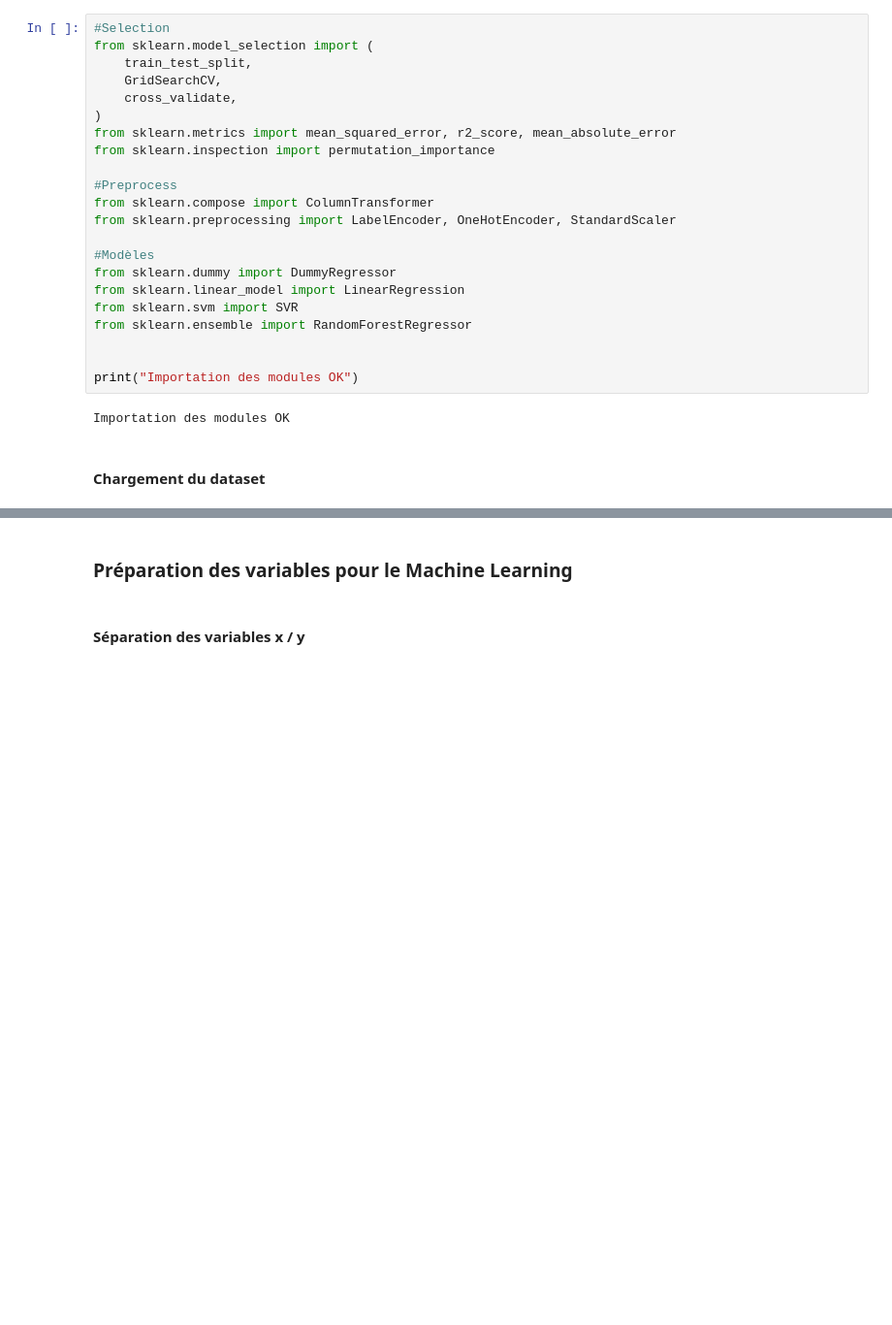
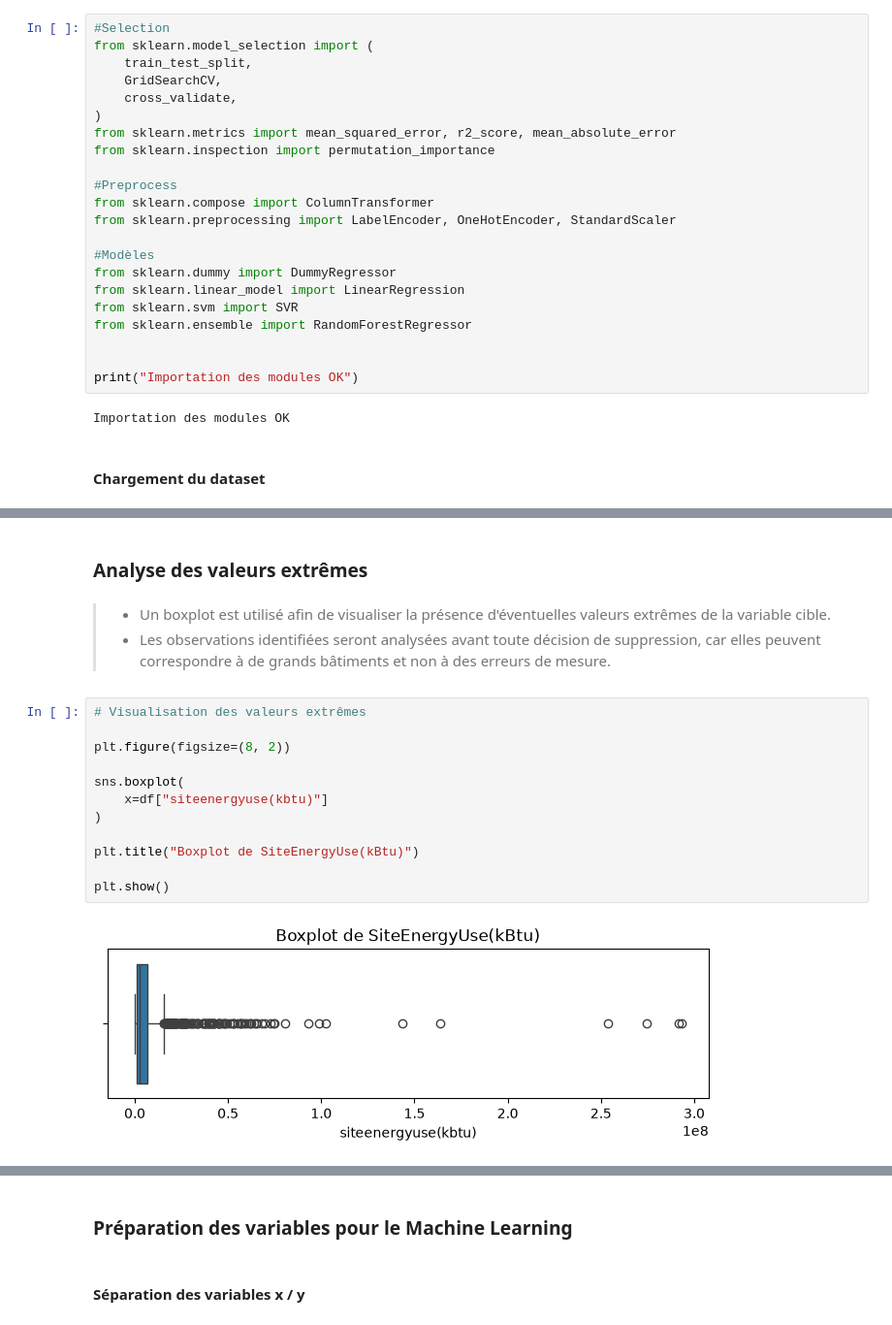
Before and after one commit to rafadmgs/Prediction_Consommation_Energetique_Batiments_Seattle, a Jupyter notebook: notebooks/P3_E3_preparation_modelisation.ipynb, the cells around one changed output, grey strips where cells are left out. Shown at 97% size. Saved outputs shown, nothing was run; the diff lists cells and outputs as text; blank space fills up the shorter version.

```diff
--- a/notebooks/P3_E3_preparation_modelisation.ipynb
+++ b/notebooks/P3_E3_preparation_modelisation.ipynb
@@ -70,0 +71,19 @@ Dimensions du dataset : 1542 lignes, 26 colonnes
+# %% [markdown]
+### **Analyse des valeurs extrêmes**
+# %% [markdown]
+> -  Un boxplot est utilisé afin de visualiser la présence d'éventuelles valeurs extrêmes de la variable cible.
+> -  Les observations identifiées seront analysées avant toute décision de suppression, car elles peuvent correspondre à de grands bâtiments et non à des erreurs de mesure.
+# %%
+# Visualisation des valeurs extrêmes
+
+plt.figure(figsize=(8, 2))
+
+sns.boxplot(
+    x=df["siteenergyuse(kbtu)"]
+)
+
+plt.title("Boxplot de SiteEnergyUse(kBtu)")
+
+plt.show()
+# %% [output]
+[figure, added]
```
Also changed, not shown: parts of 17 cells of this notebook, 11 other files.
